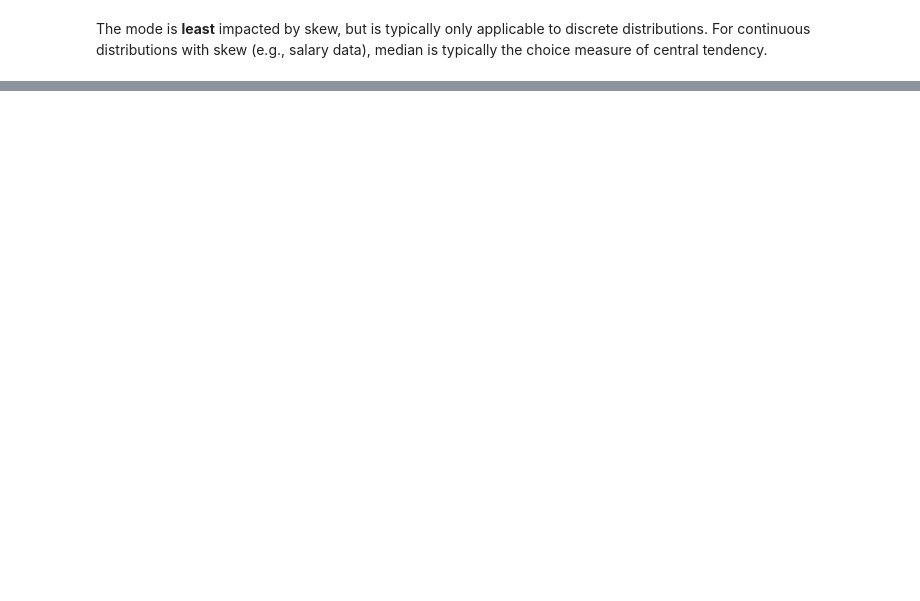
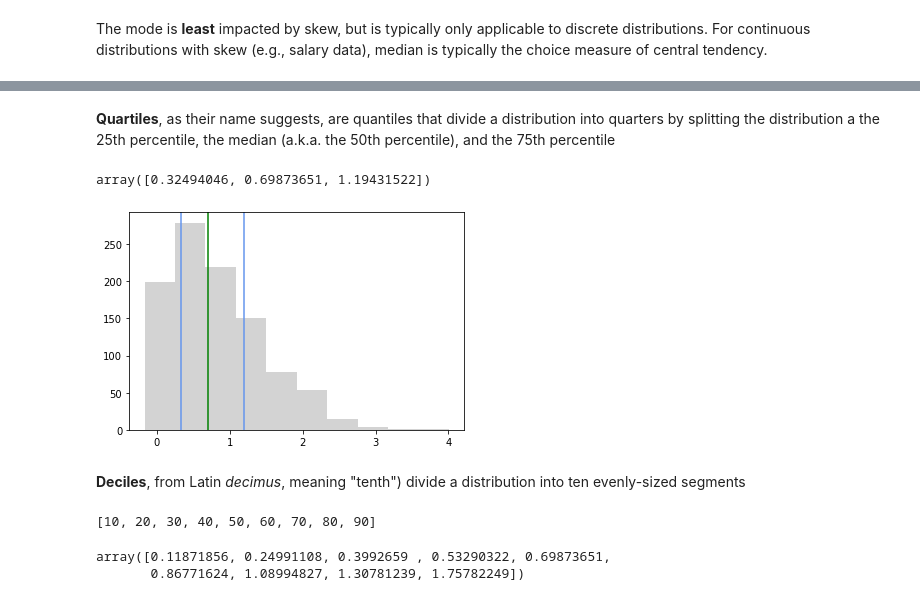
Before and after one commit to luo-xiao/Python_Learning, a Jupyter notebook: Probability_and_Statistics.ipynb, the cells around one changed output, grey strips where cells are left out. Saved outputs shown, nothing was run; the diff lists cells and outputs as text; code cells hidden in the pictures; blank space fills up the shorter version.

Commit message:
quantiles

```diff
--- a/Probability_and_Statistics.ipynb
+++ b/Probability_and_Statistics.ipynb
@@ -218,0 +246,27 @@ The mode is <strong>least</strong> impacted by skew, but is typically only appli
+# %% [markdown]
+<strong>Quartiles</strong>, as their name suggests, are quantiles that divide a distribution into quarters by splitting the distribution a the 25th percentile, the median (a.k.a. the 50th percentile), and the 75th percentile
+# %%
+q = np.percentile(x, [25, 50, 75])
+q
+# %% [output]
+array([0.32494046, 0.69873651, 1.19431522])
+# %%
+fig, ax = plt.subplots()
+plt.axvline(x = q[0], color='cornflowerblue')
+plt.axvline(x = q[1], color='green')
+plt.axvline(x = q[2], color='cornflowerblue')
+_ = plt.hist(x, color = 'lightgray')
+# %% [output]
+[figure, added]
+# %% [markdown]
+<strong>Deciles</strong>, from Latin *decimus*, meaning "tenth") divide a distribution into ten evenly-sized segments
+# %%
+[i for i in range(10, 100, 10)]
+# %% [output]
+[10, 20, 30, 40, 50, 60, 70, 80, 90]
+# %%
+d = np.percentile(x, range(10, 100, 10))
+d
+# %% [output]
+array([0.11871856, 0.24991108, 0.3992659 , 0.53290322, 0.69873651,
+       0.86771624, 1.08994827, 1.30781239, 1.75782249])
```
Also changed, not shown: parts of 8 cells of this notebook.
